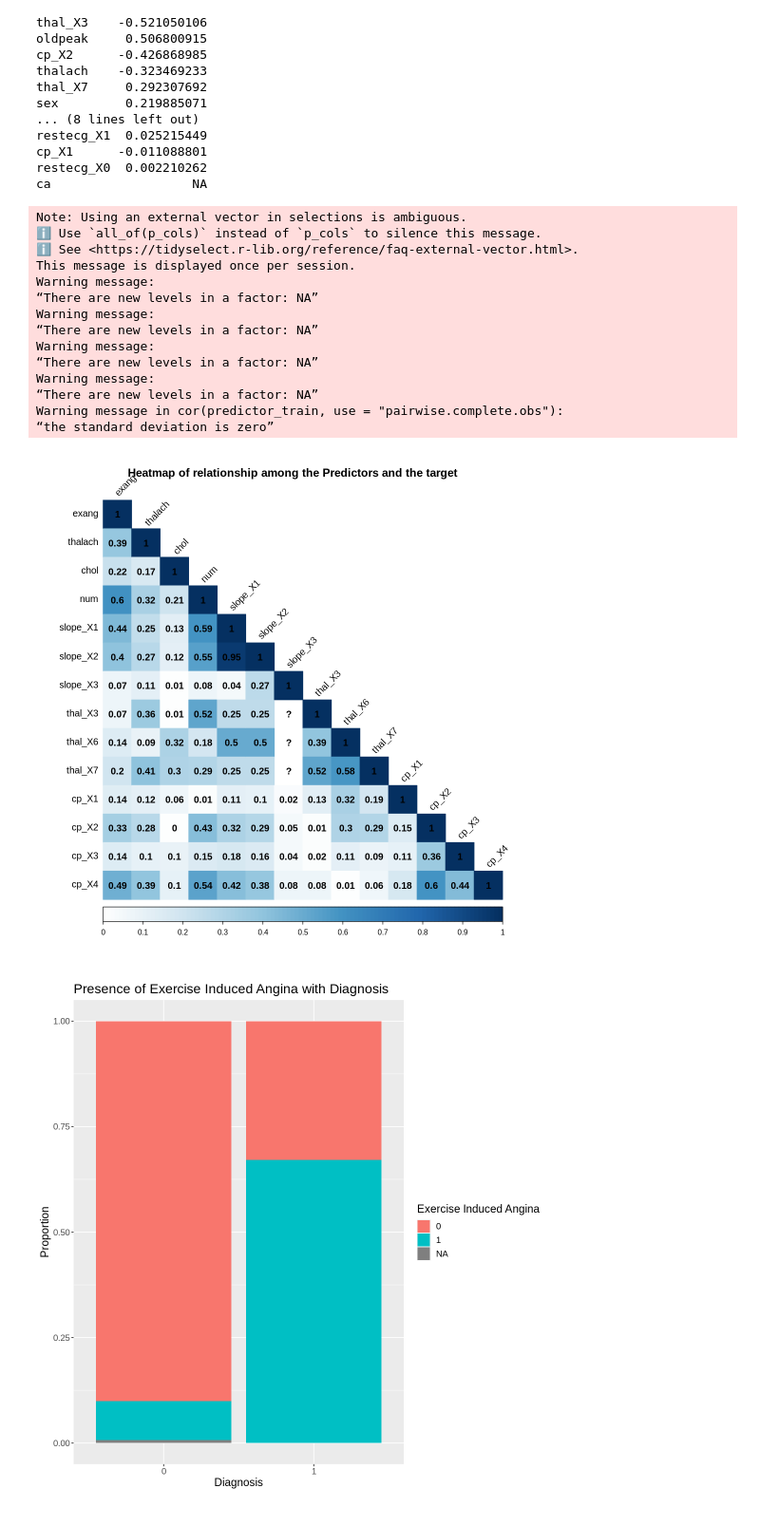
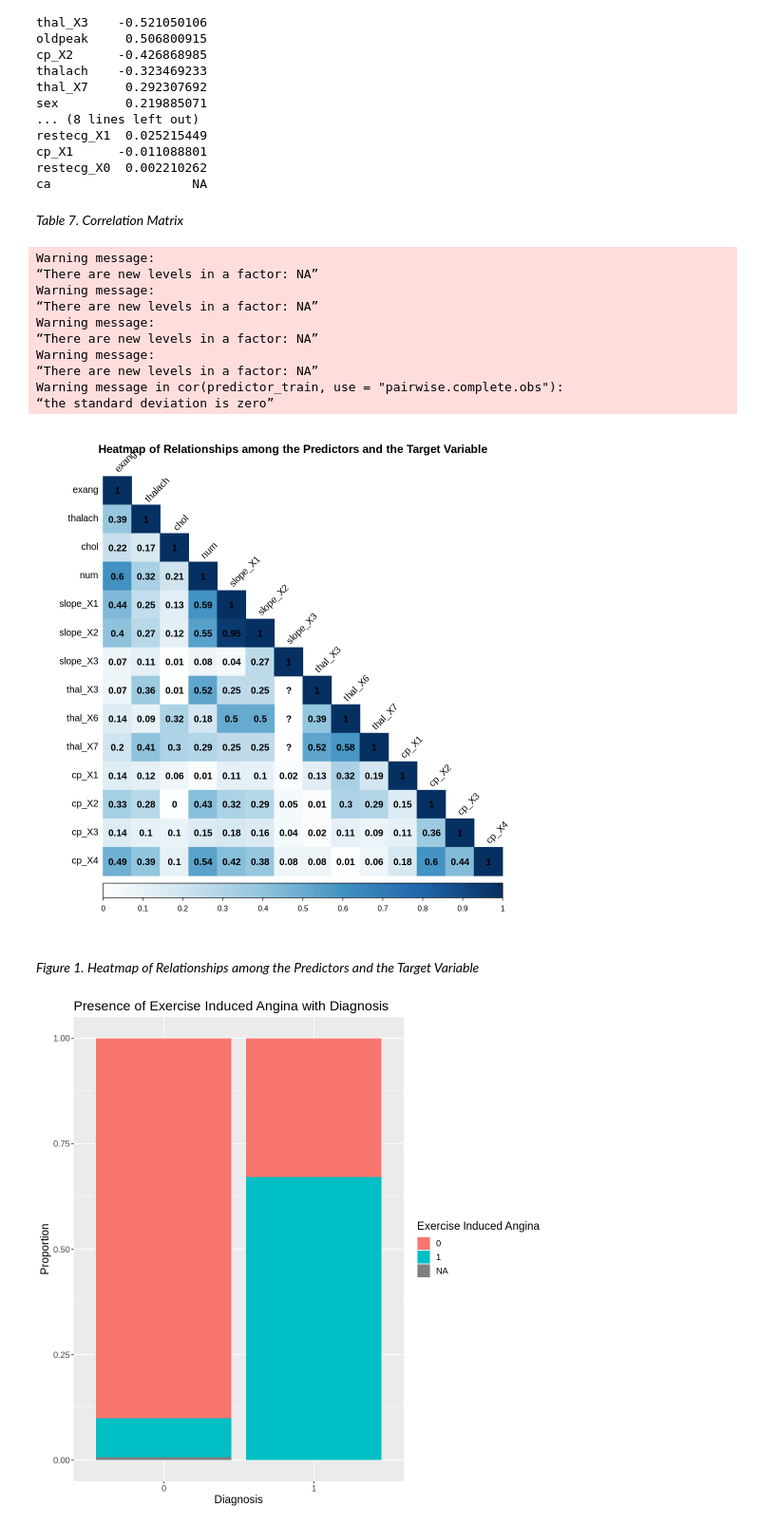
Before and after one commit to GeneRevo/DSCI100-007-Group10, a Jupyter notebook: 007_project_final_report.ipynb, the cells around one changed output. Shown at 95% size. Cells and saved outputs as stored; diff of their text form; code cells hidden in the pictures.

```diff
--- a/007_project_final_report.ipynb
+++ b/007_project_final_report.ipynb
@@ -231,6 +261,8 @@ restecg_X1  0.025215449
 cp_X1      -0.011088801
 restecg_X0  0.002210262
 ca                   NA
+# %% [markdown]
+*Table 7. Correlation Matrix*
 # %%
 p_cols <- c("slope", "thal", "cp")
 predictors <- c("num", "exang", "slope", "thal", "cp", "thalach", "chol")
@@ -244,39 +276,37 @@ heart_prep <- p_recipe |> prep()
 
 #Applies changes and selects for the wanted columns. Mutates exang(Binary factor) to numeric.
 predictor_train <- bake(heart_prep, selected_predictor_train) |> mutate_if(is.factor, as.character) |>
                    mutate_if(is.character, as.numeric)
 
 # heatmap of the new dataframe
 
 # calculating the correlation matrix, ignoring NAs and applying abolute value to it
 corr_matrix <- cor(predictor_train, use = "pairwise.complete.obs") |>
                    abs()
 
 options(repr.plot.width=9, repr.plot.height=9)
 
 # plotting heatmap from the correlatinal matrix (situated in the lower half, legend limit starts from 0 to 1 since abs value was
 # applied, squares colored based on correlation strength, texts are in black, diagonal names are angled at 45 degrees and the R
 # values are displayed in black.
 corrplot(corr_matrix, type = "lower",col.lim = c(0, 1), method = "color",
          tl.col = "black", tl.srt =45, addCoef.col = "black",
-         title = "\n\n\nHeatmap of relationship among the Predictors and the target")
+         title = "\n\n\nHeatmap of Relationships among the Predictors and the Target Variable")
 # the greater the color intensity and value, the greater the correlation
 # %% [output]
-Note: Using an external vector in selections is ambiguous.
-ℹ Use `all_of(p_cols)` instead of `p_cols` to silence this message.
-ℹ See <https://tidyselect.r-lib.org/reference/faq-external-vector.html>.
-This message is displayed once per session.
 Warning message:
 “There are new levels in a factor: NA”
 Warning message:
 “There are new levels in a factor: NA”
 Warning message:
 “There are new levels in a factor: NA”
 Warning message:
 “There are new levels in a factor: NA”
 Warning message in cor(predictor_train, use = "pairwise.complete.obs"):
 “the standard deviation is zero”
-[figure, old version]
+[figure, new version]
+# %% [markdown]
+*Figure 1. Heatmap of Relationships among the Predictors and the Target Variable*
 # %%
 # bar plot of diganosis vs exang (the best predictor)
 ggplot(predictor_train, aes(x = as.factor(num), fill = as.factor(exang))) +
```
Also changed, not shown: parts of 17 cells of this notebook.
